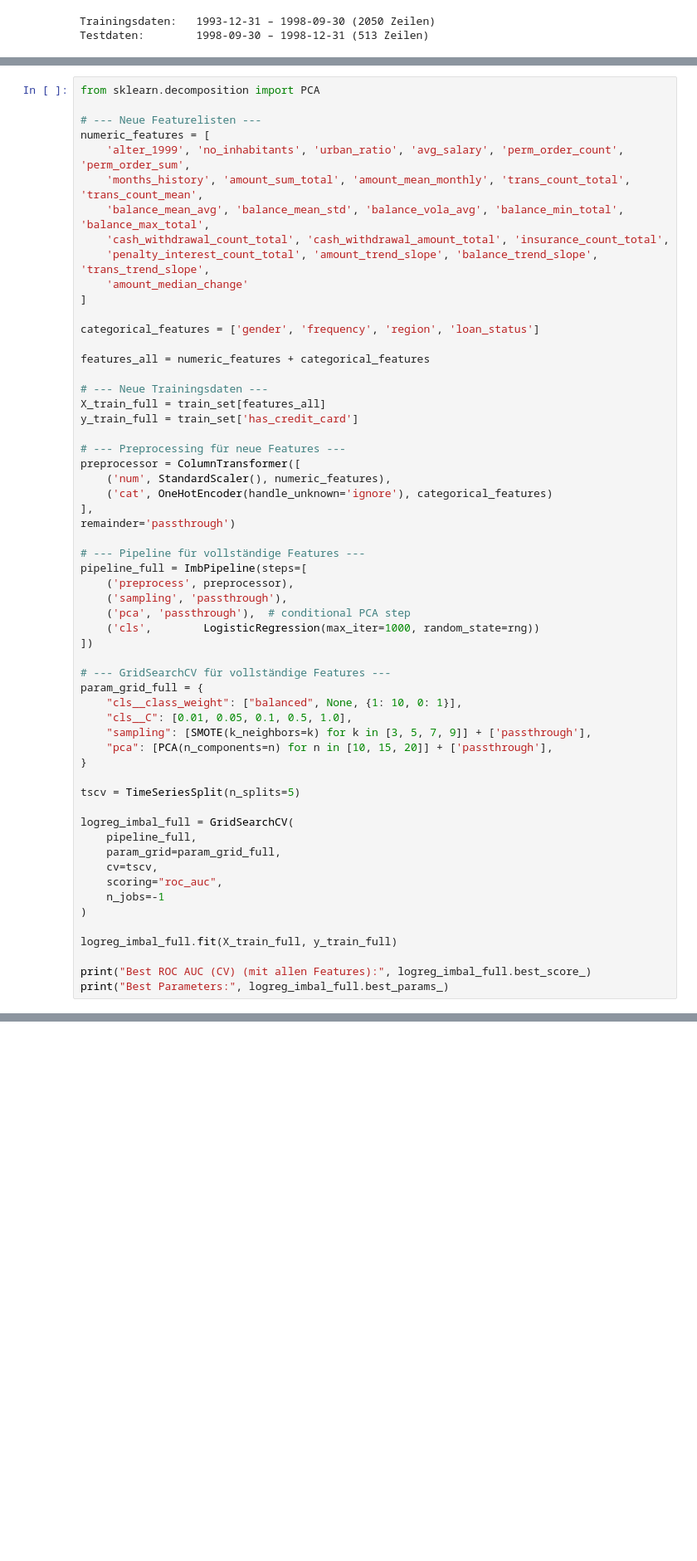
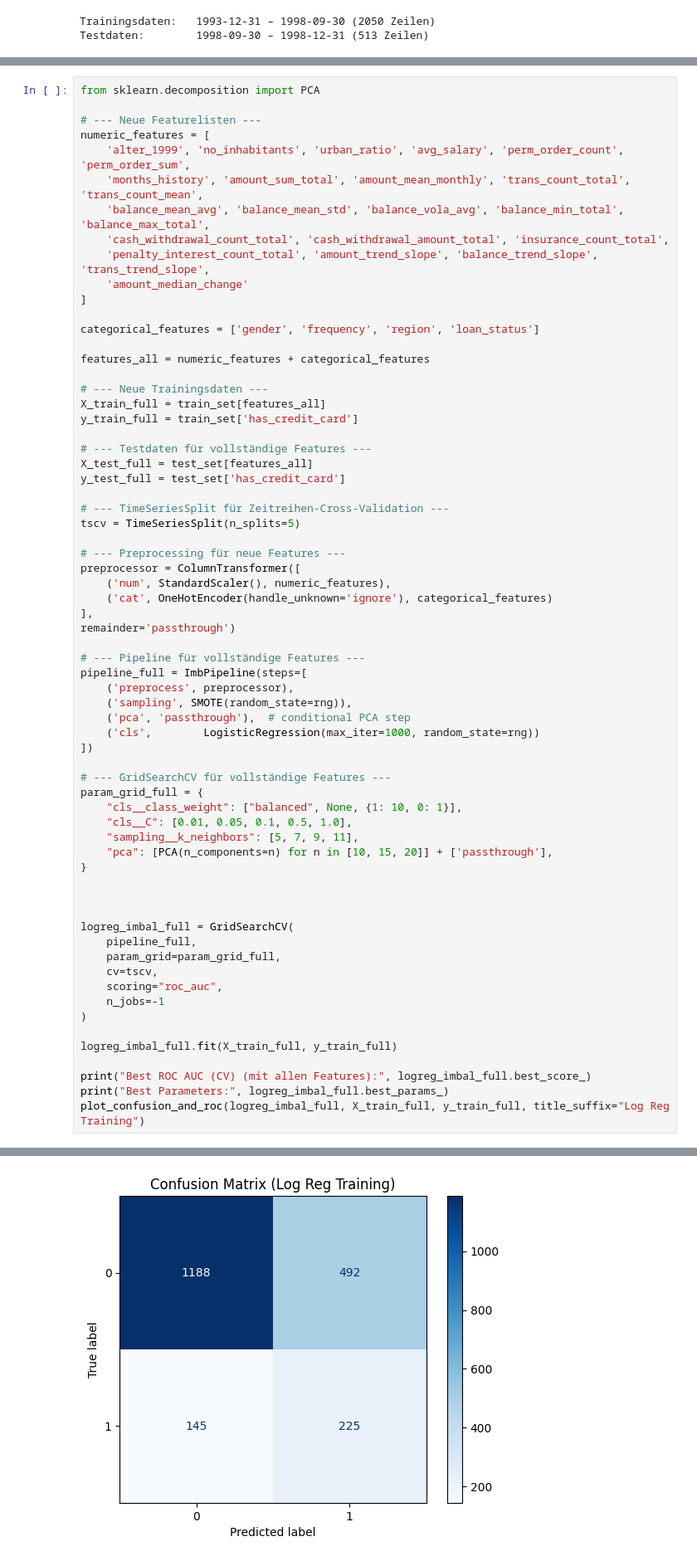
Before and after one commit to Steff72/aml_challenge, a Jupyter notebook: aml_challenge.ipynb, the cells around one changed output, grey strips where cells are left out. Shown at 83% size. Cells and saved outputs as stored; diff of their text form; blank space fills up the shorter version.

```diff
--- a/aml_challenge.ipynb
+++ b/aml_challenge.ipynb
@@ -2427,6 +2430,13 @@ features_all = numeric_features + categorical_features
 X_train_full = train_set[features_all]
 y_train_full = train_set['has_credit_card']
 
+# --- Testdaten für vollständige Features ---
+X_test_full = test_set[features_all]
+y_test_full = test_set['has_credit_card']
+
+# --- TimeSeriesSplit für Zeitreihen-Cross-Validation ---
+tscv = TimeSeriesSplit(n_splits=5)
+
 # --- Preprocessing für neue Features ---
 preprocessor = ColumnTransformer([
     ('num', StandardScaler(), numeric_features),
@@ -2437,7 +2447,7 @@ remainder='passthrough')
 # --- Pipeline für vollständige Features ---
 pipeline_full = ImbPipeline(steps=[
     ('preprocess', preprocessor),
-    ('sampling', 'passthrough'),
+    ('sampling', SMOTE(random_state=rng)),
     ('pca', 'passthrough'),  # conditional PCA step
     ('cls',        LogisticRegression(max_iter=1000, random_state=rng))
 ])
@@ -2446,11 +2456,11 @@ pipeline_full = ImbPipeline(steps=[
 param_grid_full = {
     "cls__class_weight": ["balanced", None, {1: 10, 0: 1}],
     "cls__C": [0.01, 0.05, 0.1, 0.5, 1.0],
-    "sampling": [SMOTE(k_neighbors=k) for k in [3, 5, 7, 9]] + ['passthrough'],
+    "sampling__k_neighbors": [5, 7, 9, 11],
     "pca": [PCA(n_components=n) for n in [10, 15, 20]] + ['passthrough'],
 }
 
-tscv = TimeSeriesSplit(n_splits=5)
+
 
 logreg_imbal_full = GridSearchCV(
     pipeline_full,
@@ -2464,4 +2474,5 @@ logreg_imbal_full.fit(X_train_full, y_train_full)
 
 print("Best ROC AUC (CV) (mit allen Features):", logreg_imbal_full.best_score_)
 print("Best Parameters:", logreg_imbal_full.best_params_)
+plot_confusion_and_roc(logreg_imbal_full, X_train_full, y_train_full, title_suffix="Log Reg Training")
 # %% [output]
@@ -2469,0 +2481 @@ Best Parameters: {'cls__C': 1.0, 'cls__class_weight': None, 'pca': 'passthrough'
+[figure, added]
```
Also changed, not shown: parts of 23 cells of this notebook, 2 other files.
